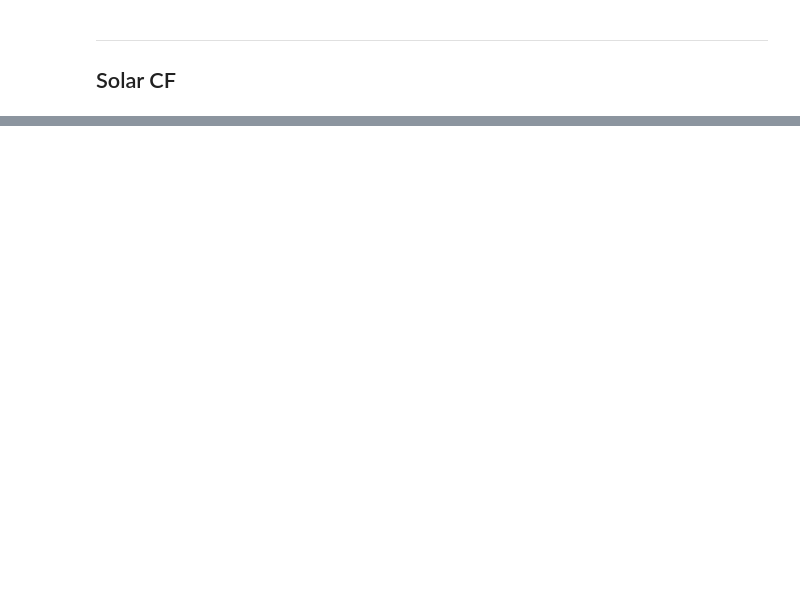
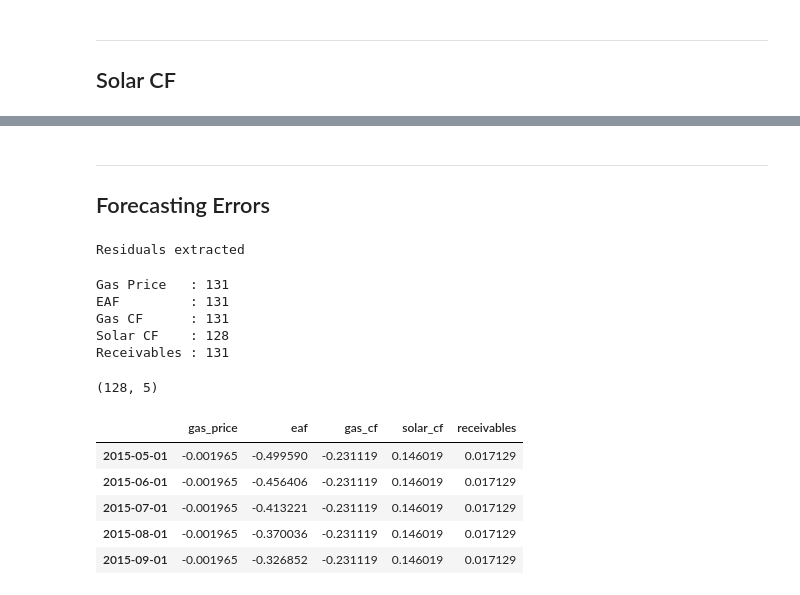
Before and after one commit to I-Sobe/nigeria-integrated-energy-model, a Jupyter notebook: integrated_gas_solar_model.ipynb, the cells around one changed output, grey strips where cells are left out. Drawn from its saved outputs; the diff is of its cells as text; code cells hidden in the pictures; blank space fills up the shorter version.

```diff
--- a/integrated_gas_solar_model.ipynb
+++ b/integrated_gas_solar_model.ipynb
@@ -1211,3 +1197,11 @@ print(coef_table.round(4))
+# %%
+# ==========================================================
+# LOCK FINAL GAS PRICE MODEL
+# ==========================================================
+
+gas_final = gas_results
+
+print("Gas Price model locked")
 # %% [markdown]
 ---
 ## EAF MODEL
@@ -2304,0 +2095,62 @@ dtype: float64
+# %% [markdown]
+---
+## Forecasting Errors
+# %%
+# ==========================================================
+# RESIDUAL EXTRACTION
+# ==========================================================
+
+gas_resid   = gas_final.resid
+eaf_resid   = eaf_final_ardl.resid
+gcf_resid   = gcf_ardl_ecm.resid
+solar_resid = solar_ardl.resid
+recv_resid  = recv_final.resid
+
+print("Residuals extracted")
+# %% [output]
+Residuals extracted
+# %%
+# ==========================================================
+# RESIDUAL LENGTHS
+# ==========================================================
+
+print("Gas Price   :", len(gas_resid))
+print("EAF         :", len(eaf_resid))
+print("Gas CF      :", len(gcf_resid))
+print("Solar CF    :", len(solar_resid))
+print("Receivables :", len(recv_resid))
+# %% [output]
+Gas Price   : 131
+EAF         : 131
+Gas CF      : 131
+Solar CF    : 128
+Receivables : 131
+# %%
+# ==========================================================
+# MASTER RESIDUAL DATASET
+# ==========================================================
+
+residuals = pd.concat(
+    [
+        gas_resid.rename("gas_price"),
+        eaf_resid.rename("eaf"),
+        gcf_resid.rename("gas_cf"),
+        solar_resid.rename("solar_cf"),
+        recv_resid.rename("receivables")
+    ],
+    axis=1
+)
+
+residuals = residuals.dropna()
+
+print(residuals.shape)
+
+residuals.head()
+# %% [output]
+(128, 5)
+|  | gas_price | eaf | gas_cf | solar_cf | receivables |
+| 2015-05-01 | -0.001965 | -0.499590 | -0.231119 | 0.146019 | 0.017129 |
+| 2015-06-01 | -0.001965 | -0.456406 | -0.231119 | 0.146019 | 0.017129 |
+| 2015-07-01 | -0.001965 | -0.413221 | -0.231119 | 0.146019 | 0.017129 |
+| 2015-08-01 | -0.001965 | -0.370036 | -0.231119 | 0.146019 | 0.017129 |
+| 2015-09-01 | -0.001965 | -0.326852 | -0.231119 | 0.146019 | 0.017129 |
```
Also changed, not shown: parts of 55 cells of this notebook, 5 other files.
